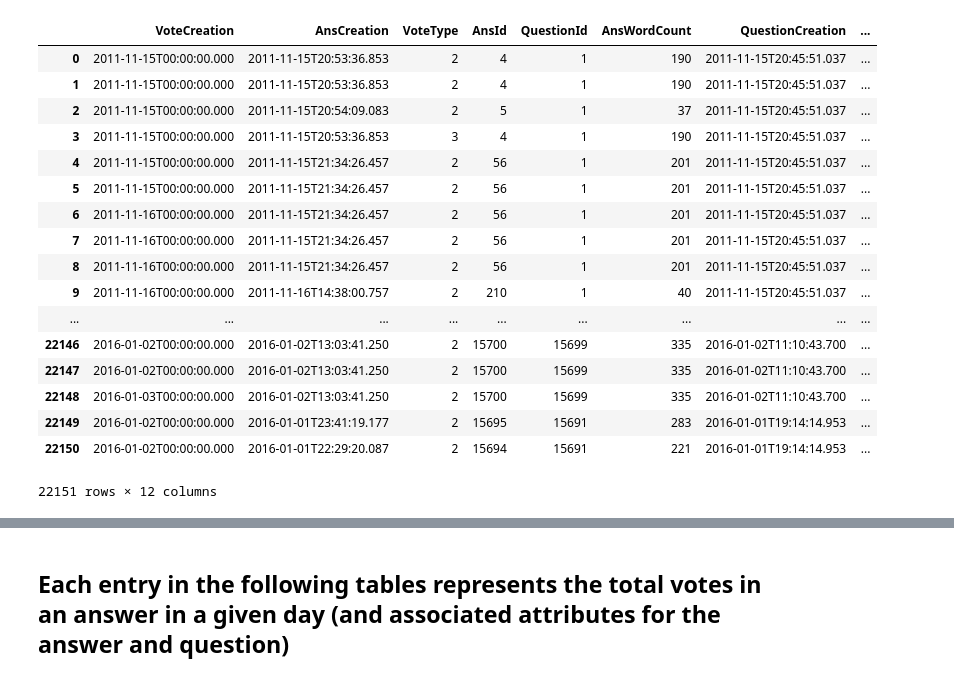
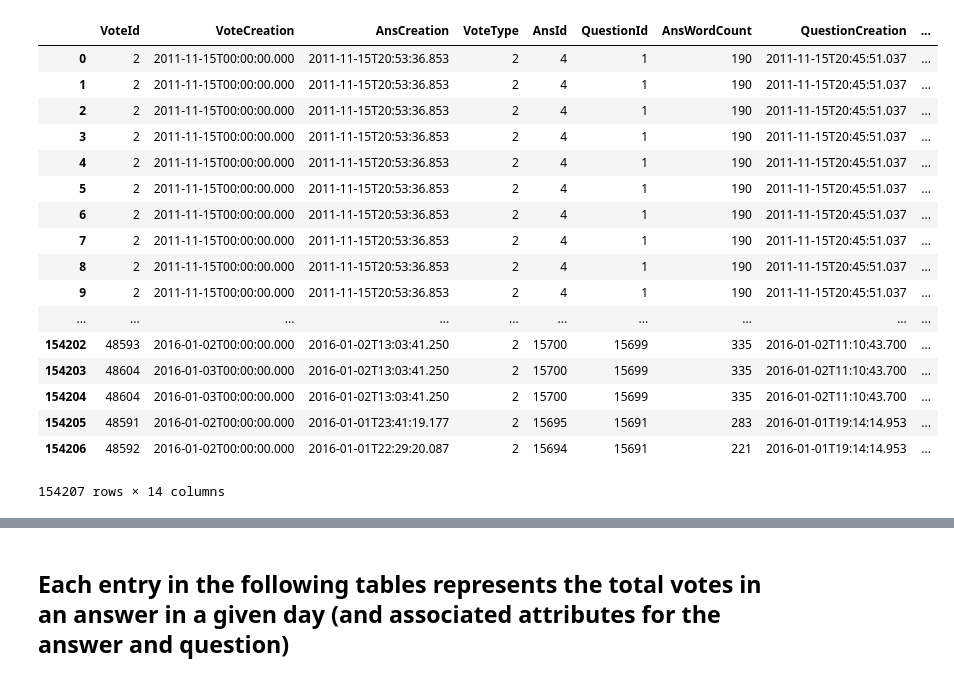
Before and after one commit to JoelDan192/Predictive-model-for-the-voting-system-in-SE-network, a Jupyter notebook: spanish_site/Answer_votes.ipynb, the cells around one changed output, grey strips where cells are left out. Cells and saved outputs as stored; diff of their text form; code cells hidden in the pictures.

Commit message:
Score and Votes for Question are now calculated per day. This is intended to get Question Relative Score as a proxy for Pageviews.

```diff
--- a/spanish_site/Answer_votes.ipynb
+++ b/spanish_site/Answer_votes.ipynb
@@ -3,6 +3,6 @@
 import pandas as pd
 import numpy as np
 # %%
-a_questions = pd.DataFrame.from_csv('question_simple.csv', index_col=None)
+a_questions = pd.DataFrame.from_csv('question_votes.csv', index_col=None)
 a_questions[a_questions.AcceptedAnsId.notnull()].head()
 # %% [output]
@@ -14,0 +15,8 @@ a_questions[a_questions.AcceptedAnsId.notnull()].head()
+# %%
+get_votes_qv = lambda df: pd.Series((df.VoteType==2).cumsum() + (df.VoteType==3).cumsum(),name='QVotes')
+get_score_qv = lambda df: pd.Series((df.VoteType==2).cumsum() - (df.VoteType==3).cumsum(),name='QScore')
+
+predictors_qvotes = ['QuestionId','QuestionCreation','QuestionLastActivity','AcceptedAnsId','AcceptedDate','QVoteCreation']
+f_q = lambda df: pd.concat([df[cname] for cname in df.columns.values.tolist() if cname in predictors_qvotes]+[get_score_qv(df),get_votes_qv(df)],axis=1)
+a_questions = a_questions.sort_values(by='QVoteCreation').groupby(['QuestionId']).apply(f_q)
+a_questions.head(10)
@@ -15,24 +35,23 @@ a_questions[a_questions.AcceptedAnsId.notnull()].head()
 # %%
 a_votes = pd.DataFrame.from_csv('votes-answers.csv', index_col=None)
-a_votes = pd.merge(a_votes, a_questions, how='inner', on=['QuestionId'],suffixes=['_vot', '_quest'])
-a_votes['AcceptedDate'].fillna(pd.to_datetime('20160320'),inplace=True) #Today
+a_votes = pd.merge(a_votes, a_questions, how='inner', on=['QuestionId'],suffixes=['_v', '_q'])
 a_votes
 # %% [output]
-|  | VoteCreation | AnsCreation | VoteType | AnsId | QuestionId | AnsWordCount | QuestionCreation | ... |
-| 0 | 2011-11-15T00:00:00.000 | 2011-11-15T20:53:36.853 | 2 | 4 | 1 | 190 | 2011-11-15T20:45:51.037 | ... |
-| 1 | 2011-11-15T00:00:00.000 | 2011-11-15T20:53:36.853 | 2 | 4 | 1 | 190 | 2011-11-15T20:45:51.037 | ... |
-| 2 | 2011-11-15T00:00:00.000 | 2011-11-15T20:54:09.083 | 2 | 5 | 1 | 37 | 2011-11-15T20:45:51.037 | ... |
-| 3 | 2011-11-15T00:00:00.000 | 2011-11-15T20:53:36.853 | 3 | 4 | 1 | 190 | 2011-11-15T20:45:51.037 | ... |
-| 4 | 2011-11-15T00:00:00.000 | 2011-11-15T21:34:26.457 | 2 | 56 | 1 | 201 | 2011-11-15T20:45:51.037 | ... |
-| 5 | 2011-11-15T00:00:00.000 | 2011-11-15T21:34:26.457 | 2 | 56 | 1 | 201 | 2011-11-15T20:45:51.037 | ... |
-| 6 | 2011-11-16T00:00:00.000 | 2011-11-15T21:34:26.457 | 2 | 56 | 1 | 201 | 2011-11-15T20:45:51.037 | ... |
-| 7 | 2011-11-16T00:00:00.000 | 2011-11-15T21:34:26.457 | 2 | 56 | 1 | 201 | 2011-11-15T20:45:51.037 | ... |
-| 8 | 2011-11-16T00:00:00.000 | 2011-11-15T21:34:26.457 | 2 | 56 | 1 | 201 | 2011-11-15T20:45:51.037 | ... |
-| 9 | 2011-11-16T00:00:00.000 | 2011-11-16T14:38:00.757 | 2 | 210 | 1 | 40 | 2011-11-15T20:45:51.037 | ... |
-| ... | ... | ... | ... | ... | ... | ... | ... | ... |
-| 22146 | 2016-01-02T00:00:00.000 | 2016-01-02T13:03:41.250 | 2 | 15700 | 15699 | 335 | 2016-01-02T11:10:43.700 | ... |
-| 22147 | 2016-01-02T00:00:00.000 | 2016-01-02T13:03:41.250 | 2 | 15700 | 15699 | 335 | 2016-01-02T11:10:43.700 | ... |
-| 22148 | 2016-01-03T00:00:00.000 | 2016-01-02T13:03:41.250 | 2 | 15700 | 15699 | 335 | 2016-01-02T11:10:43.700 | ... |
-| 22149 | 2016-01-02T00:00:00.000 | 2016-01-01T23:41:19.177 | 2 | 15695 | 15691 | 283 | 2016-01-01T19:14:14.953 | ... |
-| 22150 | 2016-01-02T00:00:00.000 | 2016-01-01T22:29:20.087 | 2 | 15694 | 15691 | 221 | 2016-01-01T19:14:14.953 | ... |
+|  | VoteId | VoteCreation | AnsCreation | VoteType | AnsId | QuestionId | AnsWordCount | QuestionCreation | ... |
+| 0 | 2 | 2011-11-15T00:00:00.000 | 2011-11-15T20:53:36.853 | 2 | 4 | 1 | 190 | 2011-11-15T20:45:51.037 | ... |
+| 1 | 2 | 2011-11-15T00:00:00.000 | 2011-11-15T20:53:36.853 | 2 | 4 | 1 | 190 | 2011-11-15T20:45:51.037 | ... |
+| 2 | 2 | 2011-11-15T00:00:00.000 | 2011-11-15T20:53:36.853 | 2 | 4 | 1 | 190 | 2011-11-15T20:45:51.037 | ... |
+| 3 | 2 | 2011-11-15T00:00:00.000 | 2011-11-15T20:53:36.853 | 2 | 4 | 1 | 190 | 2011-11-15T20:45:51.037 | ... |
+| 4 | 2 | 2011-11-15T00:00:00.000 | 2011-11-15T20:53:36.853 | 2 | 4 | 1 | 190 | 2011-11-15T20:45:51.037 | ... |
+| 5 | 2 | 2011-11-15T00:00:00.000 | 2011-11-15T20:53:36.853 | 2 | 4 | 1 | 190 | 2011-11-15T20:45:51.037 | ... |
+| 6 | 2 | 2011-11-15T00:00:00.000 | 2011-11-15T20:53:36.853 | 2 | 4 | 1 | 190 | 2011-11-15T20:45:51.037 | ... |
+| 7 | 2 | 2011-11-15T00:00:00.000 | 2011-11-15T20:53:36.853 | 2 | 4 | 1 | 190 | 2011-11-15T20:45:51.037 | ... |
+| 8 | 2 | 2011-11-15T00:00:00.000 | 2011-11-15T20:53:36.853 | 2 | 4 | 1 | 190 | 2011-11-15T20:45:51.037 | ... |
+| 9 | 2 | 2011-11-15T00:00:00.000 | 2011-11-15T20:53:36.853 | 2 | 4 | 1 | 190 | 2011-11-15T20:45:51.037 | ... |
+| ... | ... | ... | ... | ... | ... | ... | ... | ... | ... |
+| 154202 | 48593 | 2016-01-02T00:00:00.000 | 2016-01-02T13:03:41.250 | 2 | 15700 | 15699 | 335 | 2016-01-02T11:10:43.700 | ... |
+| 154203 | 48604 | 2016-01-03T00:00:00.000 | 2016-01-02T13:03:41.250 | 2 | 15700 | 15699 | 335 | 2016-01-02T11:10:43.700 | ... |
+| 154204 | 48604 | 2016-01-03T00:00:00.000 | 2016-01-02T13:03:41.250 | 2 | 15700 | 15699 | 335 | 2016-01-02T11:10:43.700 | ... |
+| 154205 | 48591 | 2016-01-02T00:00:00.000 | 2016-01-01T23:41:19.177 | 2 | 15695 | 15691 | 283 | 2016-01-01T19:14:14.953 | ... |
+| 154206 | 48592 | 2016-01-02T00:00:00.000 | 2016-01-01T22:29:20.087 | 2 | 15694 | 15691 | 221 | 2016-01-01T19:14:14.953 | ... |
-22151 rows × 12 columns
+154207 rows × 14 columns
```
Also changed, not shown: parts of 21 cells of this notebook, 3 other files.
